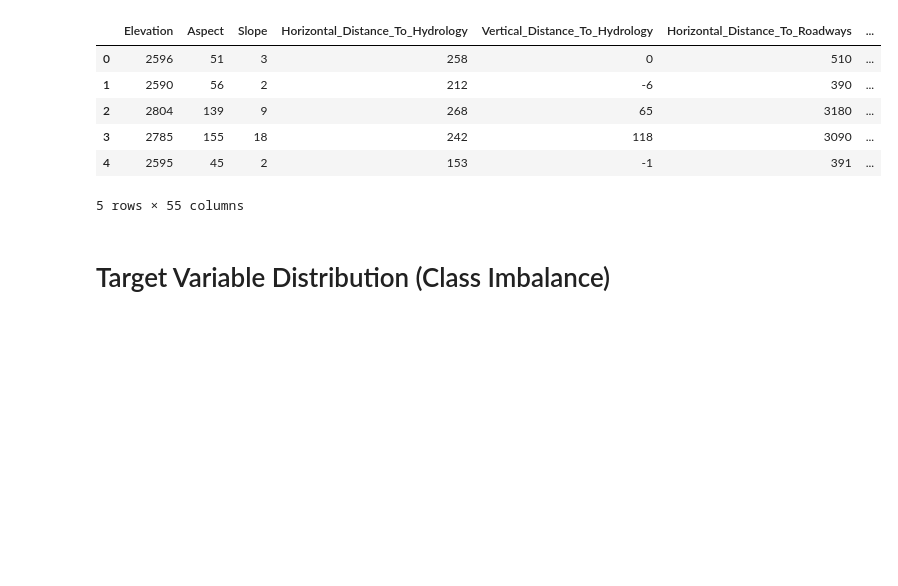
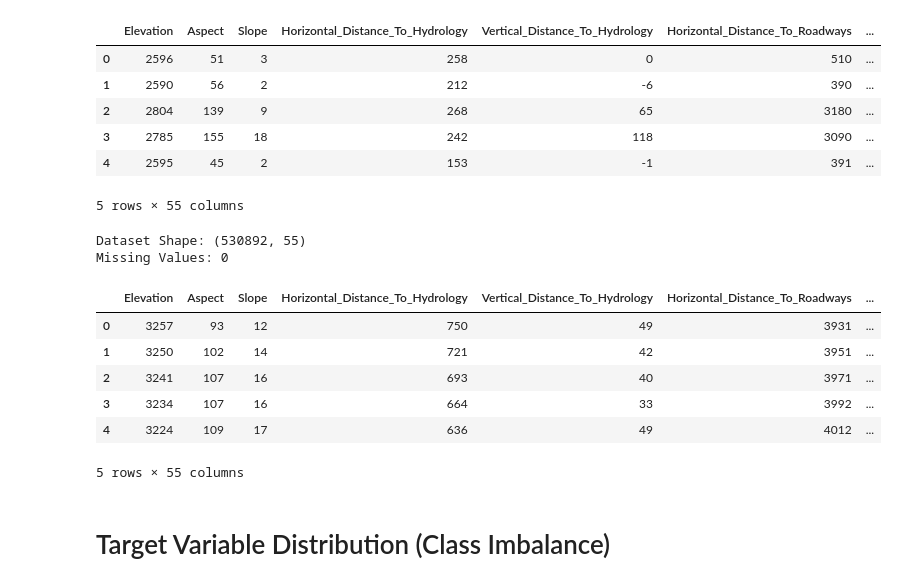
Before and after one commit to mahdikheirkhah/forest-prediction, a Jupyter notebook: notebook/EDA.ipynb, the cells around one changed output. Drawn from its saved outputs; the diff is of its cells as text; code cells hidden in the pictures; blank space fills up the shorter version.

```diff
--- a/notebook/EDA.ipynb
+++ b/notebook/EDA.ipynb
@@ -20,6 +20,21 @@ Missing Values: 0
 | 3 | 2785 | 155 | 18 | 242 | 118 | 3090 | ... |
 | 4 | 2595 | 45 | 2 | 153 | -1 | 391 | ... |
 5 rows × 55 columns
+# %%
+test_df = pd.read_csv('../data/test.csv')
+print(f"Dataset Shape: {test_df.shape}")
+print(f"Missing Values: {test_df.isnull().sum().sum()}")
+test_df.head()
+# %% [output]
+Dataset Shape: (530892, 55)
+Missing Values: 0
+|  | Elevation | Aspect | Slope | Horizontal_Distance_To_Hydrology | Vertical_Distance_To_Hydrology | Horizontal_Distance_To_Roadways | ... |
+| 0 | 3257 | 93 | 12 | 750 | 49 | 3931 | ... |
+| 1 | 3250 | 102 | 14 | 721 | 42 | 3951 | ... |
+| 2 | 3241 | 107 | 16 | 693 | 40 | 3971 | ... |
+| 3 | 3234 | 107 | 16 | 664 | 33 | 3992 | ... |
+| 4 | 3224 | 109 | 17 | 636 | 49 | 4012 | ... |
+5 rows × 55 columns
 # %% [markdown]
 # Target Variable Distribution (Class Imbalance)
 # %%
```
Also changed, not shown: 7 other files.
